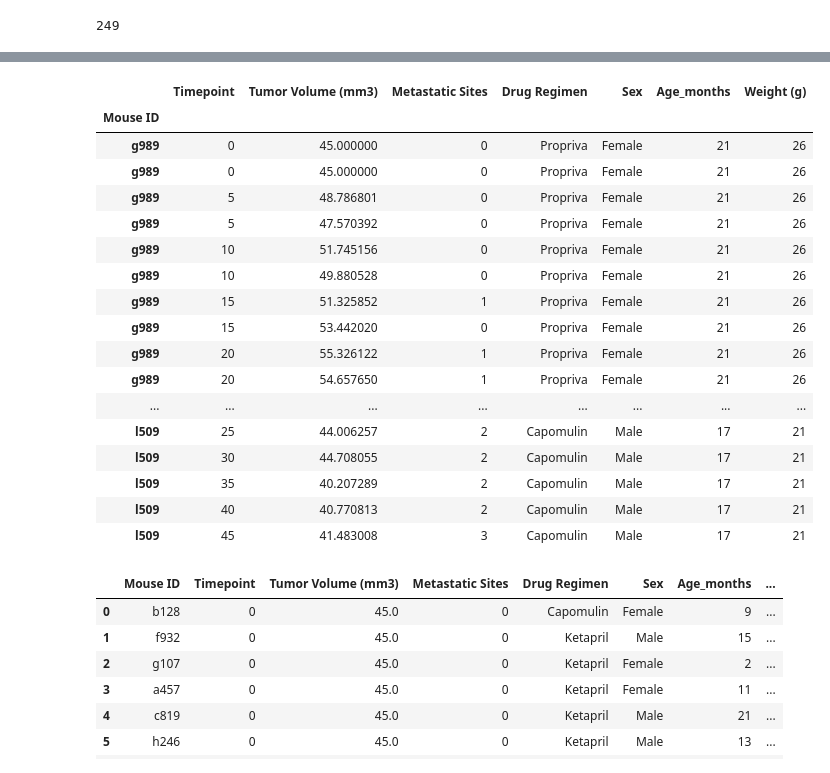
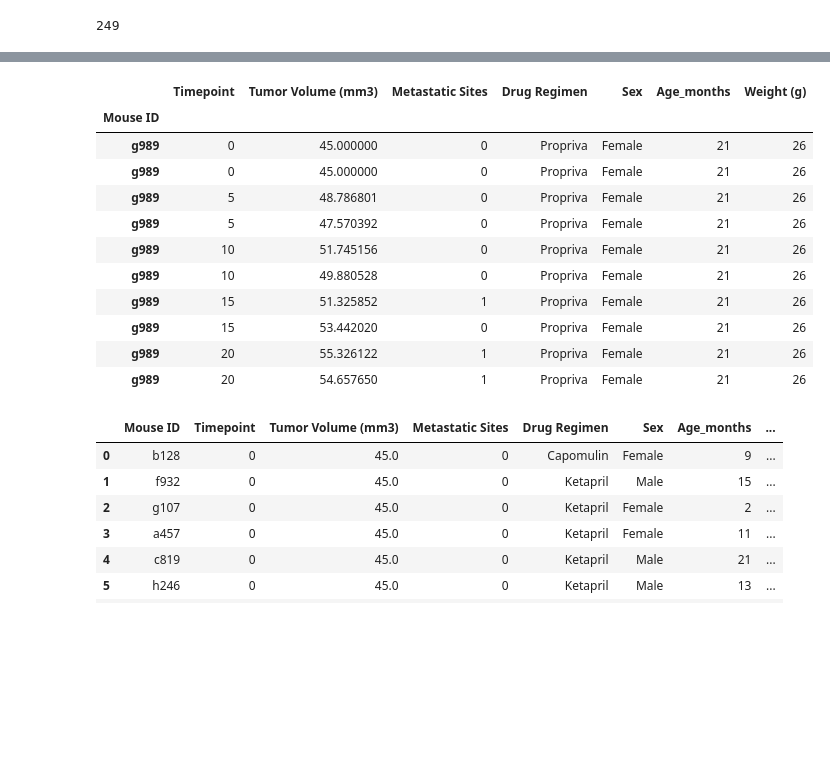
Before and after one commit to lmodenbach/matplotlib-challenge, a Jupyter notebook: pymaceuticals_starter.ipynb, the cells around one changed output, grey strips where cells are left out. Cells and saved outputs as stored; diff of their text form; code cells hidden in the pictures; blank space fills up the shorter version.

```diff
--- a/pymaceuticals_starter.ipynb
+++ b/pymaceuticals_starter.ipynb
@@ -60,34 +60,28 @@ duplicates_df.head()
 # %%
 #set index to mouse ID
 #get all the data for the duplicate mouse IDs
 
 
 study_data_mouse_index = study_data_complete.set_index('Mouse ID')
 study_data_mouse_index.head()
 
 #check mouse data for duplicates id
 
 duplicates_data = study_data_mouse_index.loc[['g989', 'y769', 'm650', 'r554', 'l509'],:]
-duplicates_data
+duplicates_data.head(10)
 # %% [output]
 |  | Timepoint | Tumor Volume (mm3) | Metastatic Sites | Drug Regimen | Sex | Age_months | Weight (g) |
 | Mouse ID |  |  |  |  |  |  |  |
 | g989 | 0 | 45.000000 | 0 | Propriva | Female | 21 | 26 |
 | g989 | 0 | 45.000000 | 0 | Propriva | Female | 21 | 26 |
 | g989 | 5 | 48.786801 | 0 | Propriva | Female | 21 | 26 |
 | g989 | 5 | 47.570392 | 0 | Propriva | Female | 21 | 26 |
 | g989 | 10 | 51.745156 | 0 | Propriva | Female | 21 | 26 |
 | g989 | 10 | 49.880528 | 0 | Propriva | Female | 21 | 26 |
 | g989 | 15 | 51.325852 | 1 | Propriva | Female | 21 | 26 |
 | g989 | 15 | 53.442020 | 0 | Propriva | Female | 21 | 26 |
 | g989 | 20 | 55.326122 | 1 | Propriva | Female | 21 | 26 |
 | g989 | 20 | 54.657650 | 1 | Propriva | Female | 21 | 26 |
-| ... | ... | ... | ... | ... | ... | ... | ... |
-| l509 | 25 | 44.006257 | 2 | Capomulin | Male | 17 | 21 |
-| l509 | 30 | 44.708055 | 2 | Capomulin | Male | 17 | 21 |
-| l509 | 35 | 40.207289 | 2 | Capomulin | Male | 17 | 21 |
-| l509 | 40 | 40.770813 | 2 | Capomulin | Male | 17 | 21 |
-| l509 | 45 | 41.483008 | 3 | Capomulin | Male | 17 | 21 |
 # %%
 #create a clean DataFrame by dropping the duplicate mice by their IDs
 
```
Also changed, not shown: parts of 3 cells of this notebook.
